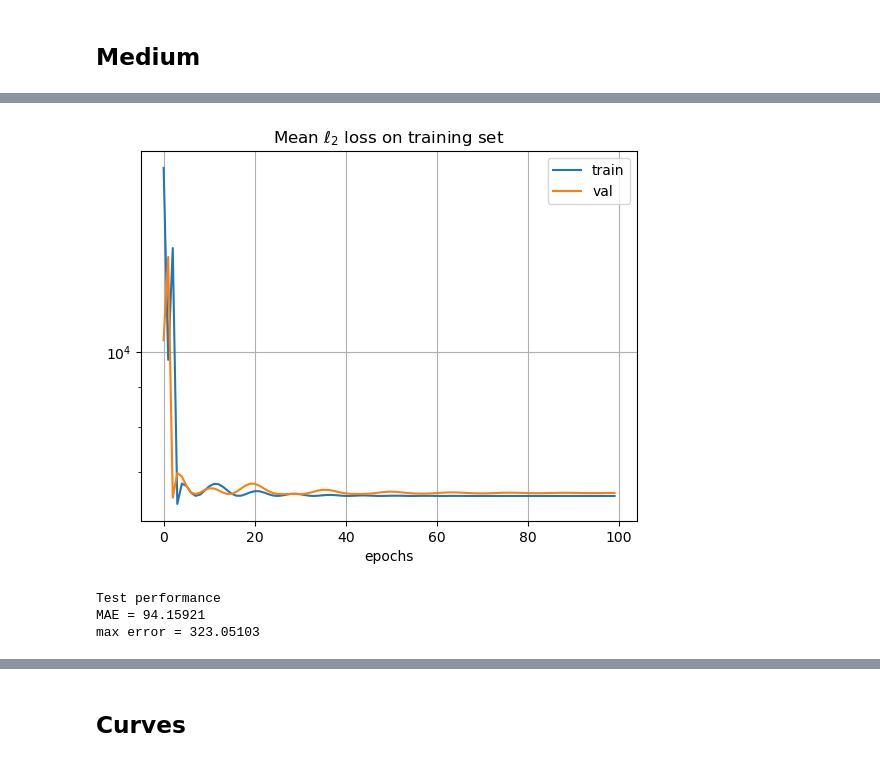
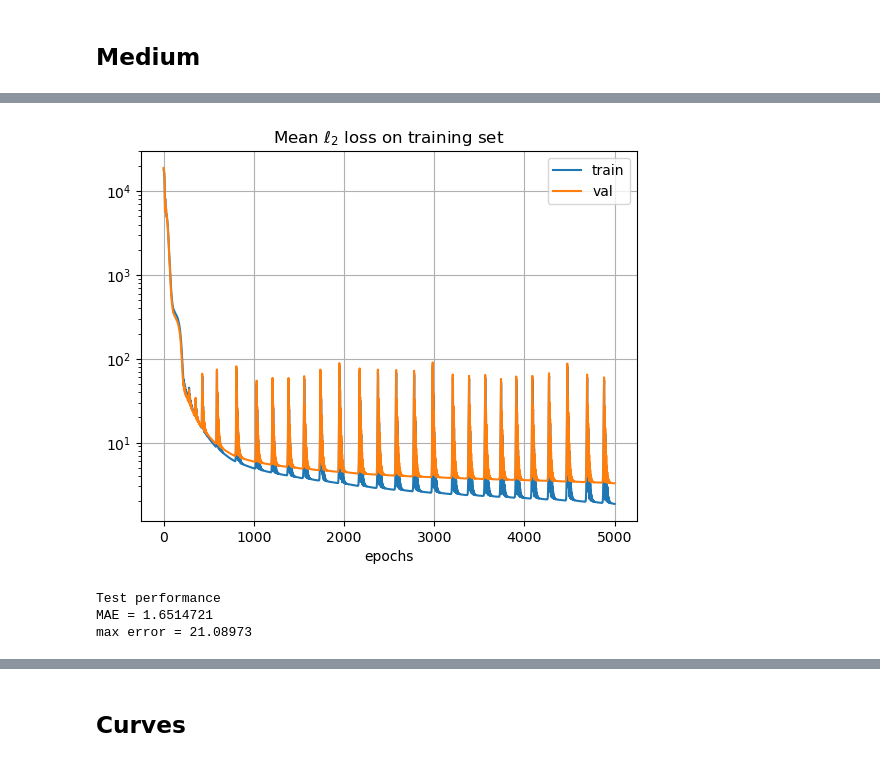
Before and after one commit to brunompacheco/relu-or-pwl, a Jupyter notebook: main.ipynb, the cells around one changed output, grey strips where cells are left out. Cells and saved outputs as stored; diff of their text form; code cells hidden in the pictures.

```diff
--- a/main.ipynb
+++ b/main.ipynb
@@ -44,7 +55,2 @@ df_train.shape, df_test.shape
 X_train, y_train = get_X_y(df_train)
 X_test, y_test = get_X_y(df_test)
-# %%
-X_train = jnp.array(X_train)
-y_train = jnp.array(y_train)
-
-X_train.shape, y_train.shape
@@ -54,31 +82,32 @@ WARNING:jax._src.lib.xla_bridge:No GPU/TPU found, falling back to CPU. (Set TF_C
 # %%
-net = NeuralNetwork(random_key=1, learning_rate=1e-1, epochs=100)
+net = NeuralNetwork(h_layers=5, h_units=200, random_key=1, learning_rate=1e-3,
+                    epochs=5000)
 
 net = net.fit(
     X_train, y_train,
     X_val=X_test, y_val=y_test,
 )
 
 plt.plot(net.train_loss_values_, label='train')
 plt.plot(net.val_loss_values_, label='val')
 plt.yscale('log')
 plt.xlabel('epochs')
 plt.title('Mean $\ell_2$ loss on training set')
 plt.legend()
 plt.grid()
 plt.show()
 
 y_hat = net.predict(X_test)
 
 df_test['delta_p_hat'] = y_hat
 
-err = y_hat[:,0] - df_test['delta_p'].values
+percentage_error = y_hat[:,0] - df_test['delta_p'].values
 
 print('Test performance')
-print('MAE =', np.abs(err).mean())
-print('max error =', np.abs(err).max())
+print('MAE =', np.abs(percentage_error).mean())
+print('max error =', np.abs(percentage_error).max())
 # %% [output]
-[figure, old version]
+[figure, new version]
 Test performance
-MAE = 94.15921
-max error = 323.05103
+MAE = 1.6514721
+max error = 21.08973
```
Also changed, not shown: parts of 26 cells of this notebook.
